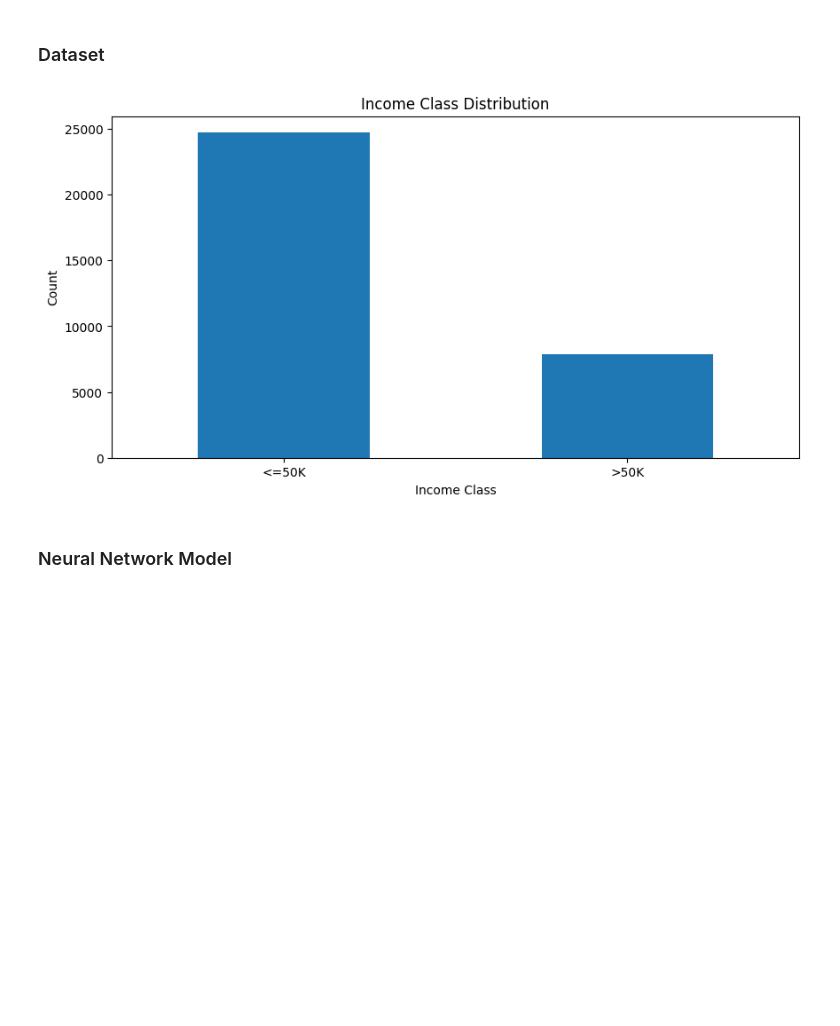
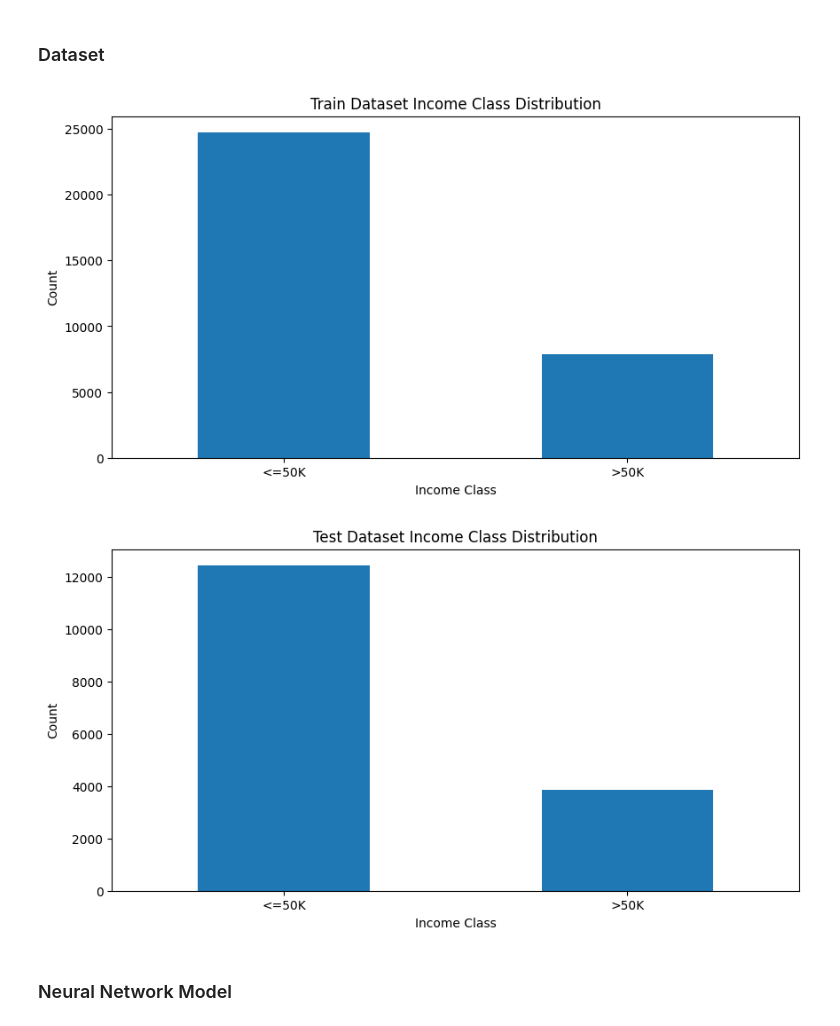
Before and after one commit to MatteoMagnini/demo-2025-woa-nesy, a Jupyter notebook: notebook/extraction.ipynb, the cells around one changed output. Drawn from its saved outputs; the diff is of its cells as text; code cells hidden in the pictures; blank space fills up the shorter version.

Commit message:
fix: add adult test set

```diff
--- a/notebook/extraction.ipynb
+++ b/notebook/extraction.ipynb
@@ -22,7 +21,8 @@ from data import PATH as DATA_PATH
 # %% [markdown]
 Some global variables that will be used in the code.
 # %%
-DATASET = "adult.data"
+TRAINING_DATASET = "adult.data"
+TESTING_DATASET = "adult.test"
 map_feature_to_label = {
     0: "age",
     1: "workclass",
@@ -85,44 +88,51 @@ if not os.path.exists(os.path.join(DATA_PATH, DATASET)):
 # %%
 columns = list(map_feature_to_label.values())
-df = pd.read_csv(DATA_PATH / DATASET, names=columns, na_values=" ?", skipinitialspace=True)
-df.dropna(inplace=True)
-# Remove features that are not needed for the model
-for feature in features_to_remove:
-    if feature in df.columns:
-        df.drop(feature, axis=1, inplace=True)
+df_train = pd.read_csv(DATA_PATH / TRAINING_DATASET, names=columns, na_values=" ?", skipinitialspace=True)
+df_test = pd.read_csv(DATA_PATH / TESTING_DATASET, names=columns, na_values=" ?", skipinitialspace=True, skiprows=1)
 
-# Encode categorical variables
-categorical_cols = df.select_dtypes(include='object').columns
-label_encoders = {}
-for col in categorical_cols:
-    le = LabelEncoder()
-    df[col] = le.fit_transform(df[col])
-    label_encoders[col] = le
+def preprocess_data(df, kind='Train'):
+    df.dropna(inplace=True)
+    # Remove features that are not needed for the model
+    for feature in features_to_remove:
+        if feature in df.columns:
+            df.drop(feature, axis=1, inplace=True)
 
-plt.figure(figsize=(10, 5))
-df['income'].value_counts().plot(kind='bar')
-plt.title("Income Class Distribution")
-plt.xlabel("Income Class")
-plt.ylabel("Count")
-plt.xticks(ticks=[0, 1], labels=list(map_class_to_label.values()), rotation=0)
-plt.xticks(rotation=0)
-plt.show()
+    # Encode categorical variables
+    categorical_cols = df.select_dtypes(include='object').columns
+    label_encoders = {}
+    for col in categorical_cols:
+        le = LabelEncoder()
+        df[col] = le.fit_transform(df[col])
+        label_encoders[col] = le
+
+    x = df_train.drop("income", axis=1).values
+    y = df_train["income"].values
+
+    plt.figure(figsize=(10, 5))
+    df['income'].value_counts().plot(kind='bar')
+    plt.title(f"{kind} Dataset Income Class Distribution")
+    plt.xlabel("Income Class")
+    plt.ylabel("Count")
+    plt.xticks(ticks=[0, 1], labels=list(map_class_to_label.values()), rotation=0)
+    plt.xticks(rotation=0)
+    plt.show()
+
+    return x, y
+
+X_train, y_train = preprocess_data(df_train)
+X_test, y_test = preprocess_data(df_test, kind='Test')
 
 # Separate features and labels
-X = df.drop("income", axis=1).values
-y = df["income"].values
-X_original = X.copy()
-y_original = y.copy()
+X_original_train, y_original_train = X_train.copy(), X_train.copy()
+X_original_test, y_original_test = X_test.copy(), y_test.copy()
 
 # Normalize numerical features
 scaler = StandardScaler()
-X = scaler.fit_transform(X)
-
-# Train/test split
-X_train, X_test, y_train, y_test = train_test_split(X, y, test_size=0.2, random_state=RANDOM_SEED)
-X_original_train, X_original_test, y_original_train, y_original_test = train_test_split(X_original, y_original, test_size=0.2, random_state=RANDOM_SEED)
+X_train = scaler.fit_transform(X_train)
+X_test = scaler.transform(X_test)
 # %% [output]
-[figure, old version]
+[figure, new version]
+[figure, added]
 # %% [markdown]
 ### Neural Network Model
 # %%
```
Also changed, not shown: parts of 5 cells of this notebook, 1 other file.
